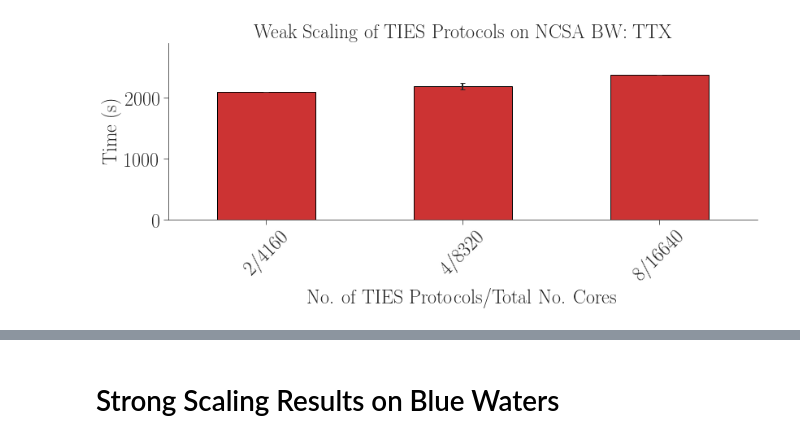
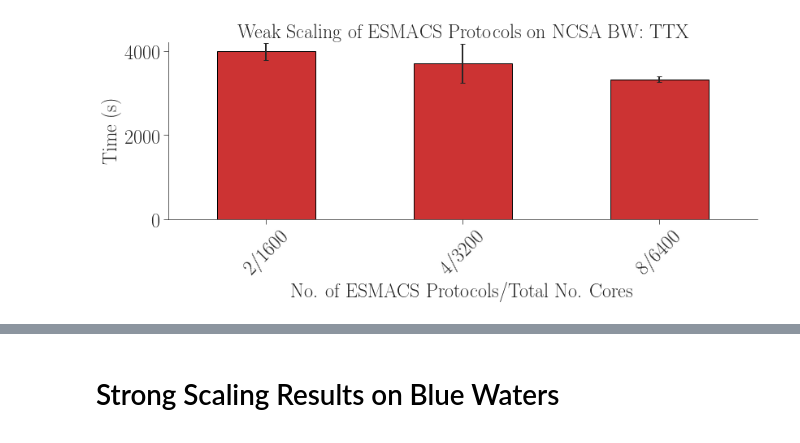
Before and after one commit to radical-experiments/htbac-escience-18, a Jupyter notebook: workflow/esmacs.ipynb, the cells around one changed output, grey strips where cells are left out. Cells and saved outputs as stored; diff of their text form; code cells hidden in the pictures.

```diff
--- a/workflow/esmacs.ipynb
+++ b/workflow/esmacs.ipynb
@@ -46,5 +33,5 @@ Synapse: Strong Scaling: Total number of units: 12480
 # %%
-sws = sws_sessions[
+esms = esm_sessions[
     ['nunit','TTC','P_LRMS_QUEUING','U_AGENT_QUEUING','U_AGENT_SCHEDULING','U_AGENT_QUEUING_EXEC','U_AGENT_EXECUTING', 'util_u_pre_exec',
     'util_u_eprep','util_u_equeue','util_u_exec_cu','util_u_exec_rp']
         ].groupby(['nunit']).aggregate(
@@ -61,20 +48,20 @@ sws = sws_sessions[
                  'util_u_exec_rp'      : ['mean','std'],
                  'util_u_pre_exec'     : ['mean','std']})
 
-sws.rename({'util_u_eprep'        :'cu_prep'}, axis='columns', inplace=True)
-sws.rename({'util_u_equeue'       :'scheduler_queue_cu'}, axis='columns', inplace=True)
-sws.rename({'util_u_exec_cu'      :'os_spawns_cu'}, axis='columns', inplace=True)
-sws.rename({'util_u_exec_rp'      :'executor_spawning_cu'}, axis='columns', inplace=True)
-sws.rename({'util_u_pre_exec'     :'pre_executables_cu'}, axis='columns', inplace=True)
+esms.rename({'util_u_eprep'        :'cu_prep'}, axis='columns', inplace=True)
+esms.rename({'util_u_equeue'       :'scheduler_queue_cu'}, axis='columns', inplace=True)
+esms.rename({'util_u_exec_cu'      :'os_spawns_cu'}, axis='columns', inplace=True)
+esms.rename({'util_u_exec_rp'      :'executor_spawning_cu'}, axis='columns', inplace=True)
+esms.rename({'util_u_pre_exec'     :'pre_executables_cu'}, axis='columns', inplace=True)
 
-sws.rename({'P_LRMS_QUEUING'      :'TTQ'}, axis='columns', inplace=True)
-sws.rename({'U_AGENT_QUEUING'     :'agent_queueing'}, axis='columns', inplace=True)
-sws.rename({'U_AGENT_SCHEDULING'  :'agent_scheduling'}, axis='columns', inplace=True)
-sws.rename({'U_AGENT_QUEUING_EXEC':'agent_queue_exec'}, axis='columns', inplace=True)
-sws.rename({'U_AGENT_EXECUTING'   :'TTX'}, axis='columns', inplace=True)
+esms.rename({'P_LRMS_QUEUING'      :'TTQ'}, axis='columns', inplace=True)
+esms.rename({'U_AGENT_QUEUING'     :'agent_queueing'}, axis='columns', inplace=True)
+esms.rename({'U_AGENT_SCHEDULING'  :'agent_scheduling'}, axis='columns', inplace=True)
+esms.rename({'U_AGENT_QUEUING_EXEC':'agent_queue_exec'}, axis='columns', inplace=True)
+esms.rename({'U_AGENT_EXECUTING'   :'TTX'}, axis='columns', inplace=True)
 
-sws.rename(index={i: '%s/%s' % (i/(65*4), i*8) for i in sws.index.get_values()}, inplace=True)
-sws
+esms.rename(index={i: '%s/%s' % (i/(25*4), i*8) for i in esms.index.get_values()}, inplace=True)
+esms
 # %% [output]
 |  | executor_spawning_cu |  | agent_queueing |  | pre_executables_cu |  | cu_prep |  | ... |
 |  | mean | std | mean | std | mean | std | mean | std | ... |
@@ -163,34 +150,34 @@ uws
 # %%
 fig, ax = fig_setup(figsize=(13,4))
 
 # Plot means and std bars
 # sws['TTC'].reset_index().plot.bar(
 #     x='nunit', y='mean', yerr='std',
 #     position=1.5, width=0.25, color=tableau20[1], ax=ax, rot=45,
 #     legend=False)
 
 # sws['TTQ'].reset_index().plot.bar(
 #     x='nunit', y='mean', yerr='std',
 #     position=0.5, width=0.25, color=tableau20[3], ax=ax, rot=45,
 #     legend=False)
 
-ax = sws['TTX'].reset_index().plot.bar(
+ax = esms['TTX'].reset_index().plot.bar(
     x='nunit', y='mean', yerr='std',
     width=0.5, color=tableau20[6], ax=ax, rot=45, # position=-0.5, secondary_y=True,
-    title='Weak Scaling of TIES Protocols on NCSA BW: TTX',
+    title='Weak Scaling of ESMACS Protocols on NCSA BW: TTX',
     legend=False)
 
 
-ax.set_xlabel('No. of TIES Protocols/Total No. Cores')
+ax.set_xlabel('No. of ESMACS Protocols/Total No. Cores')
 ax.set_ylabel('Time (s)')
-ax.set_ylim(0,2900)
+ax.set_ylim(0,4200)
 ax.set_xlim(-0.5)
 
 
-plt.savefig('figures/ties_NCSA_BW_weak_scaling.pdf', dpi=300, bbox_inches='tight')
-plt.savefig('figures/ties_NCSA_BW_weak_scaling.png')
+plt.savefig('figures/ESMAC_NCSA_BW_weak_scaling.pdf', dpi=300, bbox_inches='tight')
+plt.savefig('figures/ESMACS_NCSA_BW_weak_scaling.png')
 # %% [output]
-[figure, old version]
+[figure, new version]
 # %%
 # ------------------------------------------------------------------------------
 #
```
Also changed, not shown: parts of 11 cells of this notebook.
